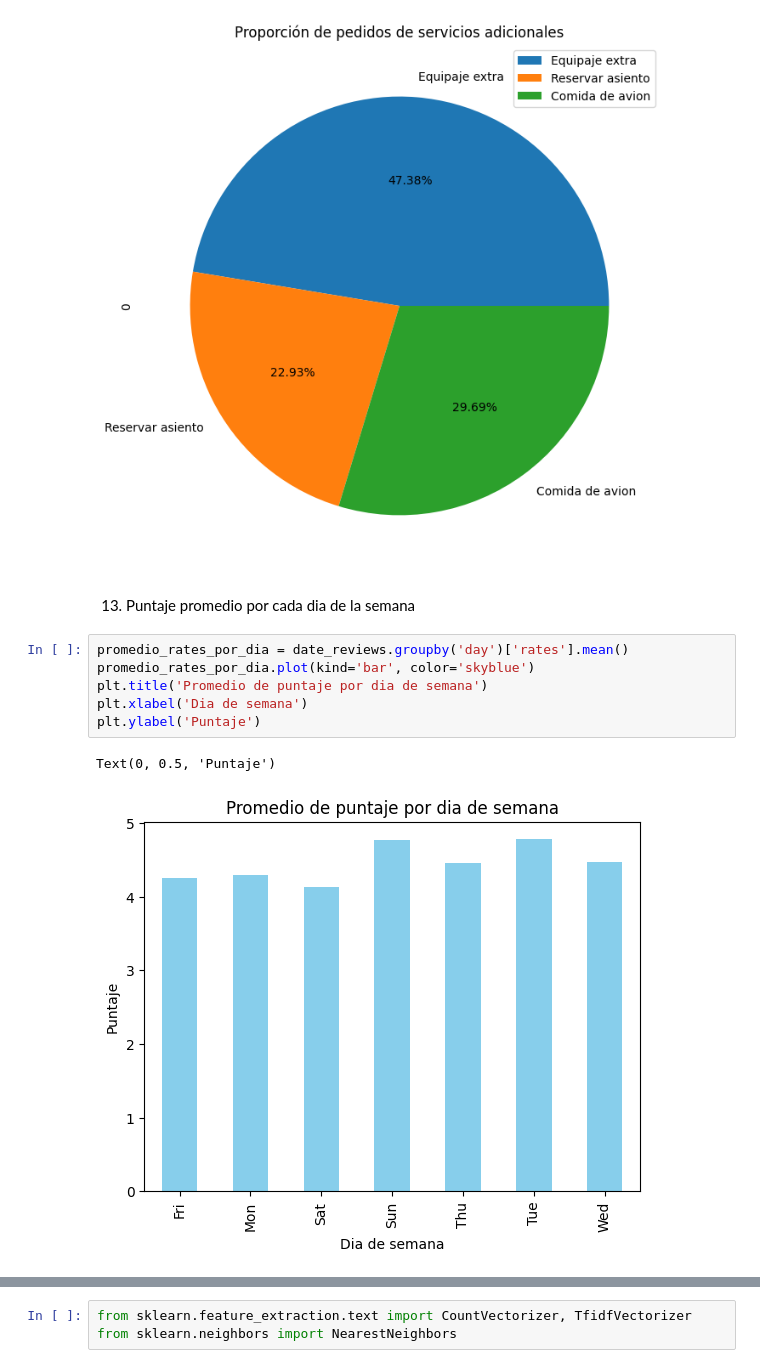
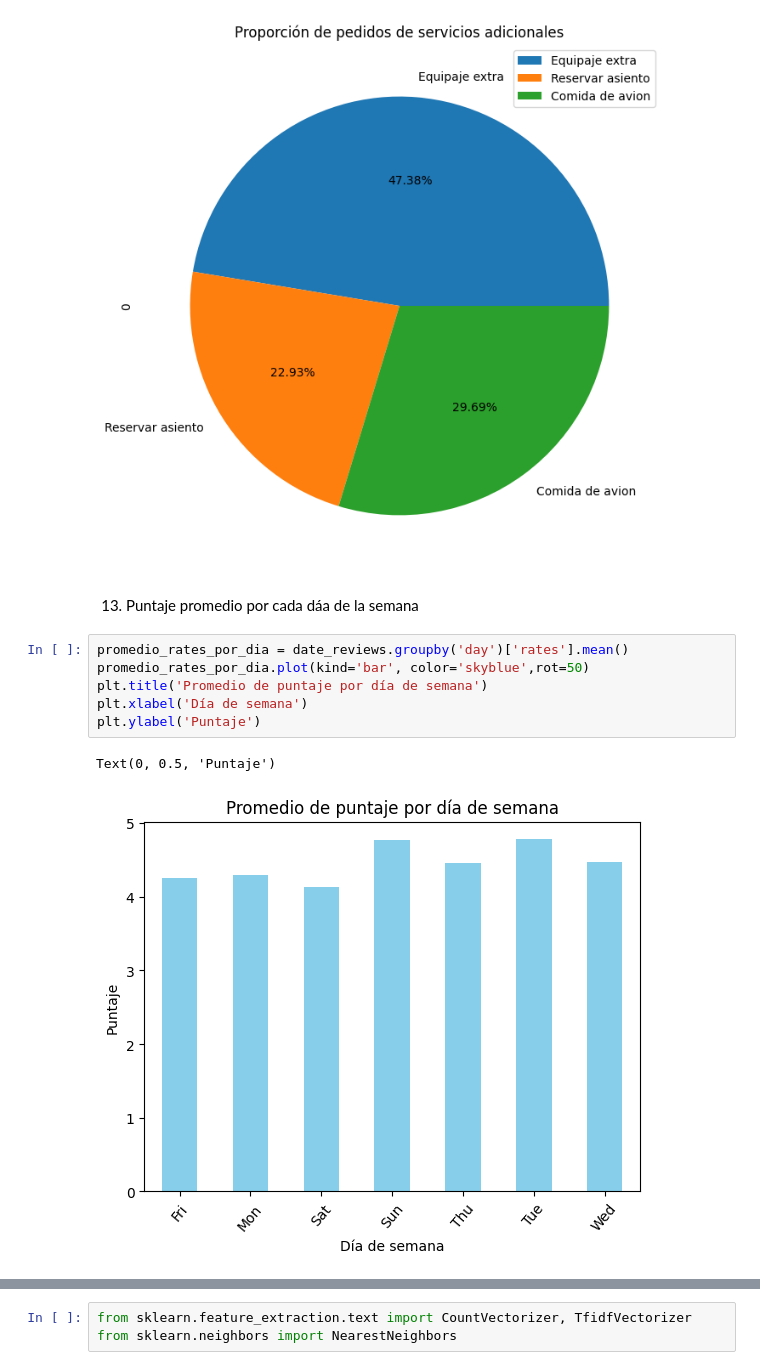
Before and after one commit to agalarza768/TP1-Orga_de_datos, a Jupyter notebook: TP_Orga.ipynb, the cells around one changed output, grey strips where cells are left out. Drawn from its saved outputs; the diff is of its cells as text.

```diff
--- a/TP_Orga.ipynb
+++ b/TP_Orga.ipynb
@@ -670,14 +663,14 @@ plt.show()
 # %% [output]
 [figure]
 # %% [markdown]
-13) Puntaje promedio por cada dia de la semana
+13) Puntaje promedio por cada dáa de la semana
 # %%
 promedio_rates_por_dia = date_reviews.groupby('day')['rates'].mean()
-promedio_rates_por_dia.plot(kind='bar', color='skyblue')
-plt.title('Promedio de puntaje por dia de semana')
-plt.xlabel('Dia de semana')
+promedio_rates_por_dia.plot(kind='bar', color='skyblue',rot=50)
+plt.title('Promedio de puntaje por día de semana')
+plt.xlabel('Día de semana')
 plt.ylabel('Puntaje')
 # %% [output]
 Text(0, 0.5, 'Puntaje')
-[figure, old version]
+[figure, new version]
 # %% [markdown]
```
Also changed, not shown: parts of 41 cells of this notebook.
